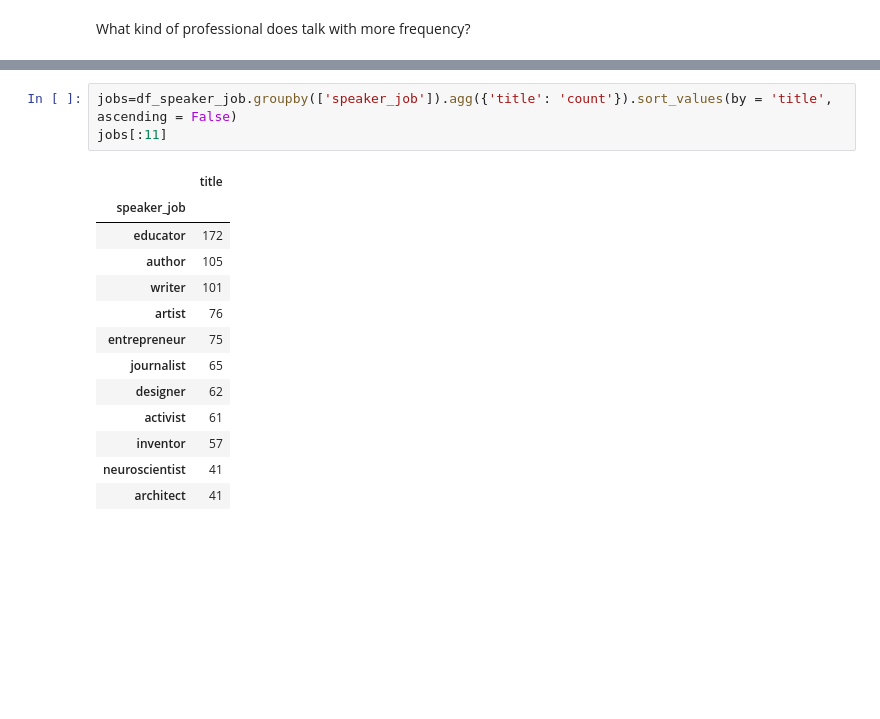
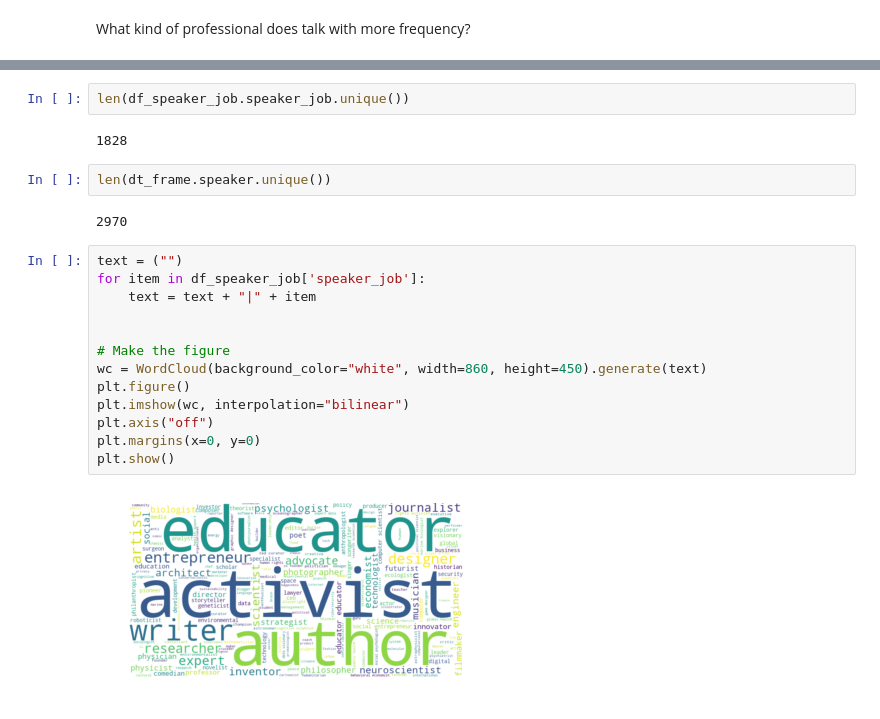
Before and after one commit to tstellamaris/WebScrapingProject, a Jupyter notebook: data_analysis.ipynb, the cells around one changed output, grey strips where cells are left out. Drawn from its saved outputs; the diff is of its cells as text; blank space fills up the shorter version.

```diff
--- a/data_analysis.ipynb
+++ b/data_analysis.ipynb
@@ -199,20 +198,26 @@ df_speaker_job.head()
 | 2 | A powerful way to unleash your na... | What can we learn from the world'... | creativity, mind, success, produc... | November 2018 | 1041.0 | 145837 | 5 | en | pt-BR | es | zh-Hans | ar | Tim Harford | Tim Harford's writings reveal the... | ... |
 | 3 | The disarming case to act right n... | Stockholm native Greta Thunberg f... | sustainability, climate change, e... | November 2018 | 0.0 | 0 | 8 | en | nl | it | sk | fr | de | hr ... | Greta Thunberg | Greta is a 15-year-old Stockholm ... | ... |
 | 4 | "Autopilote" / "Pumper" | Singing in French and English, Ma... | music, live music, performance ar... | September 2018 | 548.0 | 16441 | 1 | en | Mai Lan | Mai Lan is a French-Vietnamese ar... | ... |
-# %%
-jobs=df_speaker_job.groupby(['speaker_job']).agg({'title': 'count'}).sort_values(by = 'title', ascending = False)
-jobs[:11]
-# %% [output]
-|  | title |
-| speaker_job |  |
-| educator | 172 |
-| author | 105 |
-| writer | 101 |
-| artist | 76 |
-| entrepreneur | 75 |
-| journalist | 65 |
-| designer | 62 |
-| activist | 61 |
-| inventor | 57 |
-| neuroscientist | 41 |
-| architect | 41 |
+# %%
+len(df_speaker_job.speaker_job.unique())
+# %% [output]
+1828
+# %%
+len(dt_frame.speaker.unique())
+# %% [output]
+2970
+# %%
+text = ("")
+for item in df_speaker_job['speaker_job']:
+    text = text + "|" + item
+
+
+# Make the figure
+wc = WordCloud(background_color="white", width=860, height=450).generate(text)
+plt.figure()
+plt.imshow(wc, interpolation="bilinear")
+plt.axis("off")
+plt.margins(x=0, y=0)
+plt.show()
+# %% [output]
+[figure, added]
```
Also changed, not shown: parts of 4 cells of this notebook, 3 other files.
